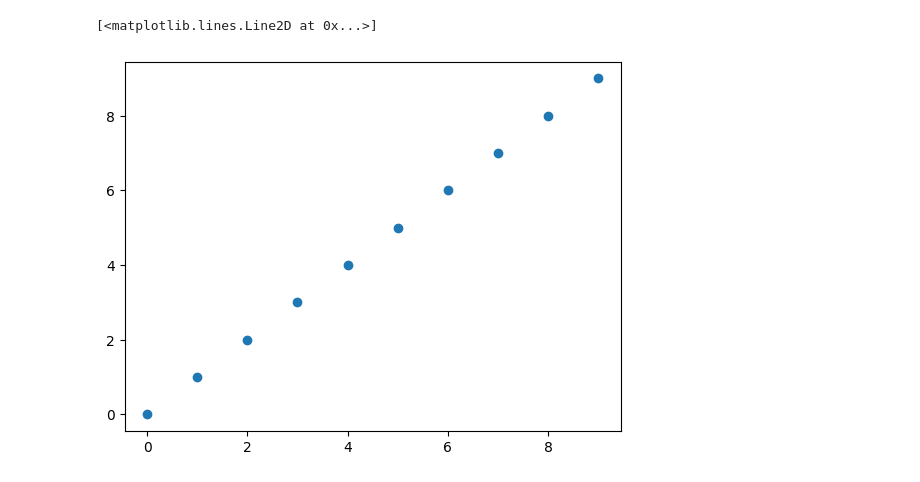
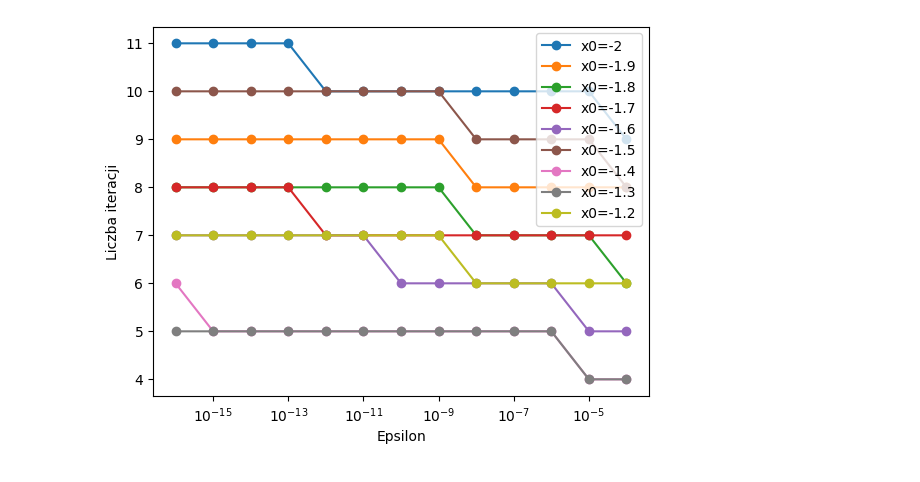
Before and after one commit to taramachuk/NumericalMethodsAnalisys, a Jupyter notebook: main.ipynb, the cells around one changed output. Saved outputs shown, nothing was run; the diff lists cells and outputs as text; code cells hidden in the pictures.

```diff
--- a/main.ipynb
+++ b/main.ipynb
@@ -84,6 +90,35 @@ def custom(x0, epsilon, fi):
-# %%
-
-plt.plot(range(10), range(10),'o')
-# %% [output]
-[<matplotlib.lines.Line2D at 0x...>]
-[figure, removed]
+# %%
+
+dict1 = {}
+for x in range(-100, 101,):
+    arr = []
+    for epsilon in epsilons:
+        arr.append(newton(x, epsilon, p, pp))
+    dict1[x] = arr
+# %%
+epsilons = [10**(-i) for i in range(4, 17)]
+
+
+def frange(start, stop, step):
+    while start <= stop:
+        yield round(start, 14)
+        start += step
+
+def draw(start, stop, step, exclude, epsilons, f, ff):
+    xs = list(frange(start, stop, step))
+    for x in xs:
+        if x in exclude:
+            continue
+        ys = []
+        for epsilon in epsilons:
+            k, root = newton(x, epsilon, f, ff)
+            ys.append(k)
+
+        plt.semilogx(epsilons,ys,marker='o',label=f"x0={x}")
+    plt.xlabel('Epsilon')
+    plt.ylabel('Liczba iteracji')
+    plt.legend()
+    plt.show()
+draw(-2, -1, 0.1, [-1.1], epsilons, f, ff)
+# %% [output]
+[figure, added]
```
Also changed, not shown: parts of 1 cell of this notebook, 4 other files.
